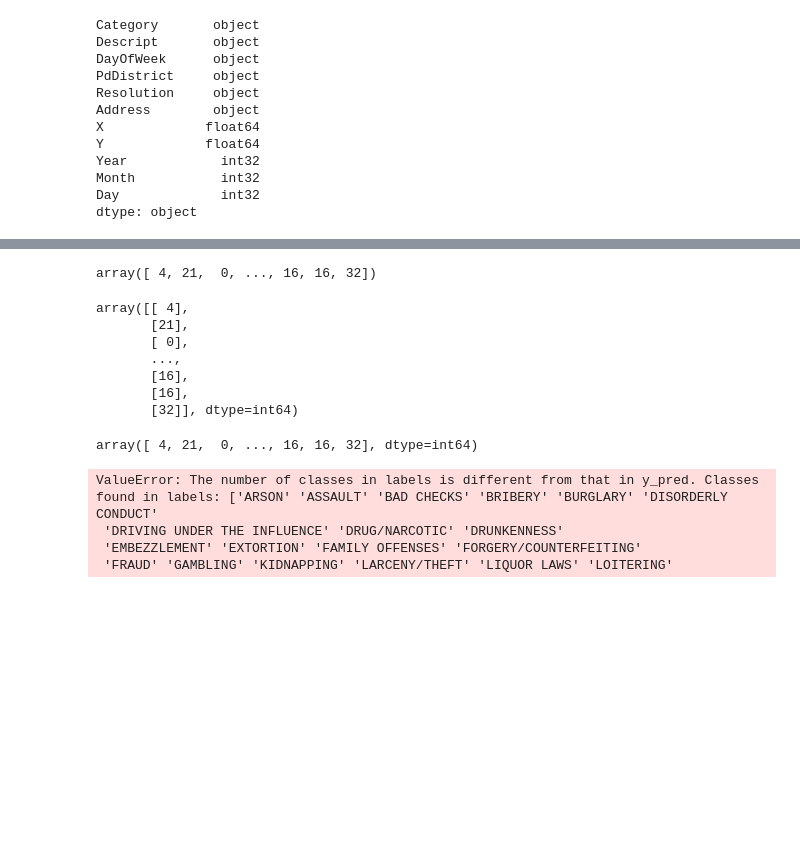
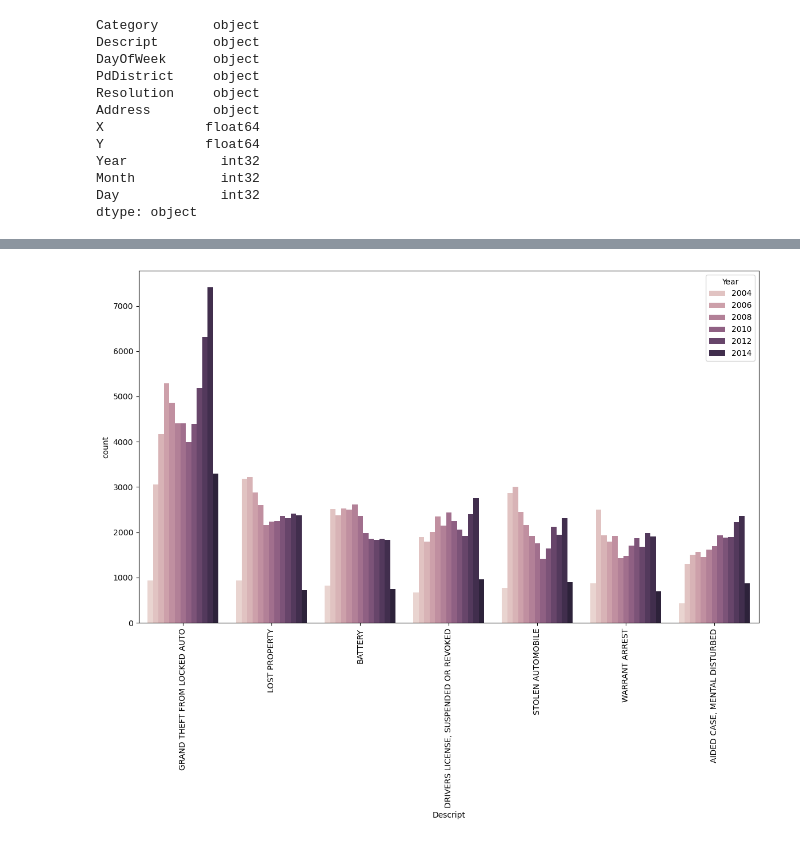
Before and after one commit to msnkr/kaggle_comps, a Jupyter notebook: San Francisco Crime Classification/Untitled.ipynb, the cells around one changed output, grey strips where cells are left out. Cells and saved outputs as stored; diff of their text form; code cells hidden in the pictures; blank space fills up the shorter version.

```diff
--- a/San Francisco Crime Classification/Untitled.ipynb
+++ b/San Francisco Crime Classification/Untitled.ipynb
@@ -46,6 +46,8 @@ from catboost import CatBoostClassifier
 
 import matplotlib.pyplot as plt
 import seaborn as sns
+# %%
+plt.rcParams["figure.figsize"] = (14, 8)
 # %%
-sns.set_palette(sns.color_palette("pastel"))
+sns.set_palette(sns.color_palette("bright", 10))
 # %%
@@ -137,14 +135,0 @@ y_preds = model.predict(X_valid_prep)
-# %%
-y_valid_encoded
-# %% [output]
-array([ 4, 21,  0, ..., 16, 16, 32])
-# %%
-y_preds
-# %% [output]
-array([[ 4],
-       [21],
-       [ 0],
-       ...,
-       [16],
-       [16],
-       [32]], dtype=int64)
@@ -153,11 +136,5 @@ y_preds = np.ravel(y_preds)
-# %%
-y_preds
-# %% [output]
-array([ 4, 21,  0, ..., 16, 16, 32], dtype=int64)
-# %%
-log_loss(y_valid_encoded, y_preds, labels=y_valid)
-# %% [output]
-ValueError: The number of classes in labels is different from that in y_pred. Classes found in labels: ['ARSON' 'ASSAULT' 'BAD CHECKS' 'BRIBERY' 'BURGLARY' 'DISORDERLY CONDUCT'
- 'DRIVING UNDER THE INFLUENCE' 'DRUG/NARCOTIC' 'DRUNKENNESS'
- 'EMBEZZLEMENT' 'EXTORTION' 'FAMILY OFFENSES' 'FORGERY/COUNTERFEITING'
- 'FRAUD' 'GAMBLING' 'KIDNAPPING' 'LARCENY/THEFT' 'LIQUOR LAWS' 'LOITERING'
+# %%
+sns.countplot(data=df, x="Descript", order=df["Descript"].value_counts().iloc[:7].index, hue="Year")
+plt.xticks(rotation=90);
+# %% [output]
+[figure, added]
```
Also changed, not shown: parts of 6 cells of this notebook, 6 other files.
